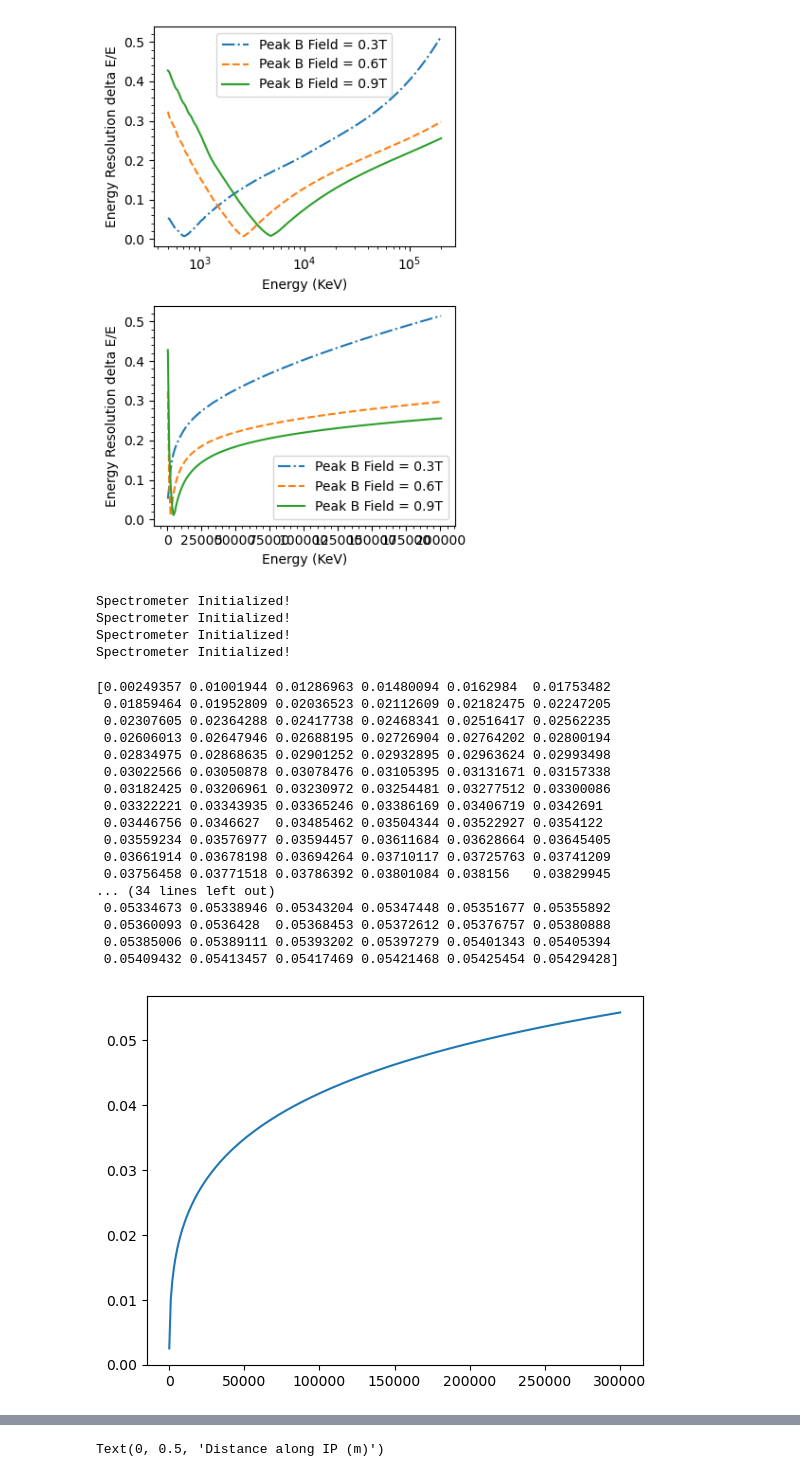
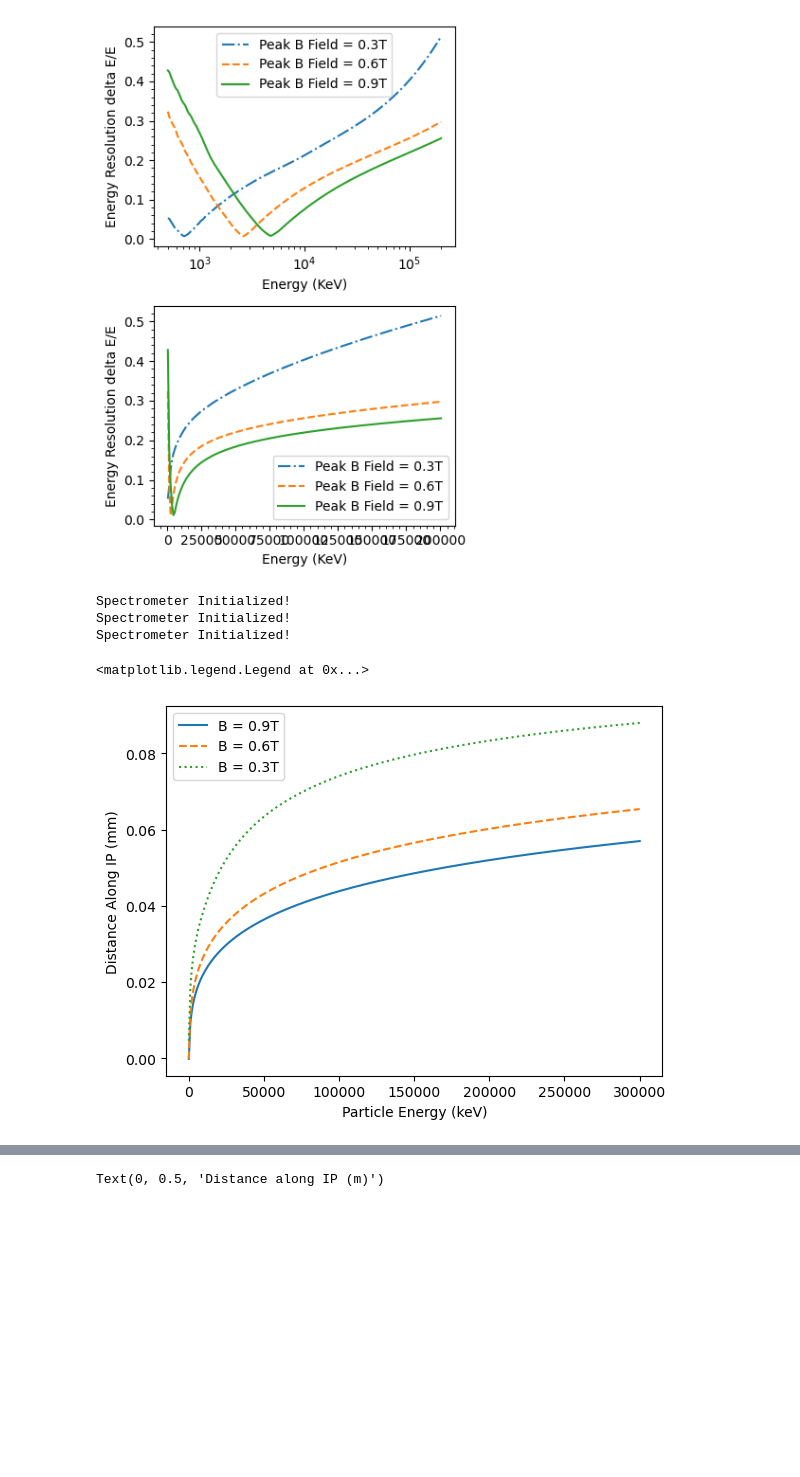
Before and after one commit to Schaeffer-Lab/Dec-2024-Shock-Data, a Jupyter notebook: Class_MagSpec.ipynb, the cells around one changed output, grey strips where cells are left out. Drawn from its saved outputs; the diff is of its cells as text; code cells hidden in the pictures; blank space fills up the shorter version.

```diff
--- a/Class_MagSpec.ipynb
+++ b/Class_MagSpec.ipynb
@@ -2120,23 +2371,25 @@ import matplotlib.pyplot as plt
 import scipy.interpolate as spint
 
 B_list = [30,60,88.6]
-energy_list_a = np.logspace(np.log10(500),np.log10(300500),300)
-energy_list_b = np.linspace(500,300500,300)
+energy_list_a = np.logspace(np.log10(500),np.log10(1000500),1000)
+energy_list_b = np.linspace(500,1000500,1000)
 
 Frac_Uncertainty_log = []
 Frac_Uncertainty_lin = []
 
 slit_widths = [0.001, 0.002, 0.004, 0.006]
 
-for i in range(0,4):
+for i in range(0,3):
 
     #Field from Gennady
 
     #varying fields code
-    #NEPPS_Field = (B_list[i]/79)*np.loadtxt('Magnetic_Field_NEPPS.txt', skiprows=1)
+    NEPPS_Field = (B_list[i]/79)*np.loadtxt('Magnetic_Field_NEPPS.txt', skiprows=1)
+    #end of varying fields code
 
     #varying slits code
-    NEPPS_Field = (88.6/79)*np.loadtxt('Magnetic_Field_NEPPS.txt', skiprows=1)
+    #NEPPS_Field = (88.6/79)*np.loadtxt('Magnetic_Field_NEPPS.txt', skiprows=1)
+    #end of varying slits code
 
     Baxes, Bdata = NEPPS_Field[:,0], NEPPS_Field[:,1]
 
@@ -2151,19 +2404,22 @@ for i in range(0,4):
     #>>end of initialization for MagSpec
 
     #varying slits code
-
     slit_width = slit_widths[i]
     input_range = np.linspace(-slit_width/(2*0.2),slit_width/(2*0.2),51)
+    #end of varying slits code
 
     delta_e_over_E_list_a = Spec.delta_E_spread(
         E_space = energy_list_a,
         source = 'point',
         #this is the range of theta values
         #Range = np.linspace(-0.0132,0.0132,51),
-        #Range = np.linspace(-0.005,0.005,51),
-        Range = input_range,
+        Range = np.linspace(-0.005,0.005,51),
+        #varying slits code
+        #Range = input_range,
+        #end of varying slits code
         theta_0 = 0,
         theta_z = 0,
+        Padding=[0.75,1],
         type="x-centered")
 
     Frac_Uncertainty_log.append(delta_e_over_E_list_a)
@@ -2173,10 +2429,13 @@ for i in range(0,4):
         source = 'point',
         #this is the range of theta values
         #Range = np.linspace(-0.0132,0.0132,51),
-        #Range = np.linspace(-0.005,0.005,51),
-        Range = input_range,
+        Range = np.linspace(-0.005,0.005,51),
+        #varying slits code
+        #Range = input_range,
+        #end of varying slits code
         theta_0 = 0,
         theta_z = 0,
+        Padding=[0.75,1],
         type="x-centered")
 
     Frac_Uncertainty_lin.append(delta_e_over_E_list_b)
@@ -2196,42 +2455,46 @@ for i in range(0,4):
 Spectrometer Initialized!
 Spectrometer Initialized!
 Spectrometer Initialized!
-Spectrometer Initialized!
 # %%
 Espace = np.linspace(125, 300125, 300)
 
 #print(Espace)
 
 NEPPS_Field = (88.6/79)*np.loadtxt('Magnetic_Field_NEPPS.txt', skiprows=1)
 
 Baxes, Bdata = NEPPS_Field[:,0], NEPPS_Field[:,1]
 
 Spec.mag_field(Baxes,Bdata)
 
-Xspace = Spec.EXdispersion(Espace, y_0 = 0.002, theta_0 = math.atan(0.002/0.2), track_termination=True)
+Xspace_big = Spec.EXdispersion(Espace, y_0 = 0, theta_0 = math.atan(0.002/0.2), track_termination=True)
 
-plt.plot(Espace,Xspace)
+NEPPS_Field = (60/79)*np.loadtxt('Magnetic_Field_NEPPS.txt', skiprows=1)
 
-print(Xspace)
+Baxes, Bdata = NEPPS_Field[:,0], NEPPS_Field[:,1]
+
+Spec.mag_field(Baxes,Bdata)
+
+Xspace_med = Spec.EXdispersion(Espace, y_0 = 0, theta_0 = math.atan(0.002/0.2), track_termination=True)
+
+NEPPS_Field = (30/79)*np.loadtxt('Magnetic_Field_NEPPS.txt', skiprows=1)
+
+Baxes, Bdata = NEPPS_Field[:,0], NEPPS_Field[:,1]
+
+Spec.mag_field(Baxes,Bdata)
+
+Xspace_small = Spec.EXdispersion(Espace, y_0 = 0, theta_0 = math.atan(0.002/0.2), track_termination=True)
+
+plt.plot(Espace,Xspace_big, label = "B = 0.9T")
+plt.plot(Espace,Xspace_med, label = "B = 0.6T", linestyle = '--')
+plt.plot(Espace,Xspace_small, label = "B = 0.3T", linestyle = ':')
+plt.xlabel("Particle Energy (keV)")
+plt.ylabel("Distance Along IP (mm)")
+plt.legend()
+
+#print(Xspace)
 # %% [output]
-[0.00249357 0.01001944 0.01286963 0.01480094 0.0162984  0.01753482
- 0.01859464 0.01952809 0.02036523 0.02112609 0.02182475 0.02247205
- 0.02307605 0.02364288 0.02417738 0.02468341 0.02516417 0.02562235
- 0.02606013 0.02647946 0.02688195 0.02726904 0.02764202 0.02800194
- 0.02834975 0.02868635 0.02901252 0.02932895 0.02963624 0.02993498
- 0.03022566 0.03050878 0.03078476 0.03105395 0.03131671 0.03157338
- 0.03182425 0.03206961 0.03230972 0.03254481 0.03277512 0.03300086
- 0.03322221 0.03343935 0.03365246 0.03386169 0.03406719 0.0342691
- 0.03446756 0.0346627  0.03485462 0.03504344 0.03522927 0.0354122
- 0.03559234 0.03576977 0.03594457 0.03611684 0.03628664 0.03645405
- 0.03661914 0.03678198 0.03694264 0.03710117 0.03725763 0.03741209
- 0.03756458 0.03771518 0.03786392 0.03801084 0.038156   0.03829945
-... (34 lines left out)
- 0.05334673 0.05338946 0.05343204 0.05347448 0.05351677 0.05355892
- 0.05360093 0.0536428  0.05368453 0.05372612 0.05376757 0.05380888
- 0.05385006 0.05389111 0.05393202 0.05397279 0.05401343 0.05405394
- 0.05409432 0.05413457 0.05417469 0.05421468 0.05425454 0.05429428]
+<matplotlib.legend.Legend at 0x...>
-[figure, old version]
+[figure, new version]
 # %%
 
 fig, axs = plt.subplots(2, 1, figsize=(6.2, 6.8))
```
Also changed, not shown: parts of 6 cells of this notebook, 7 other files.
